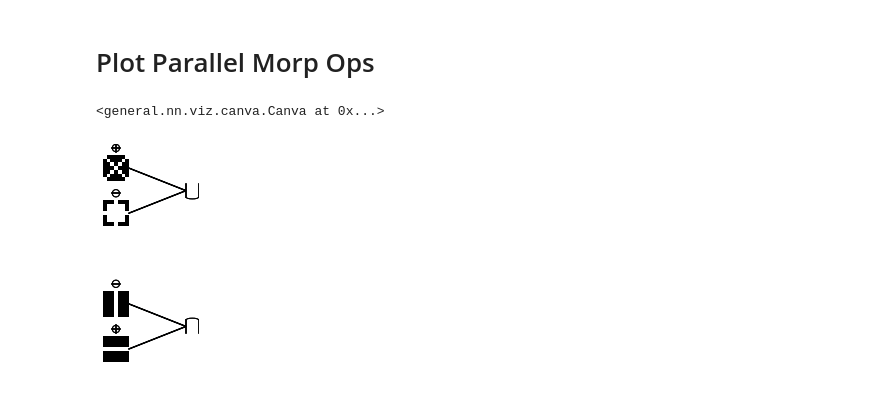
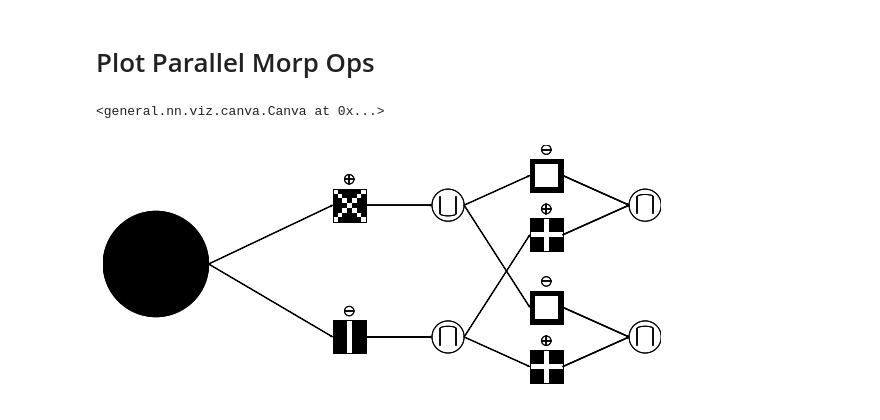
Before and after one commit to TheodoreAouad/3d_segm, a Jupyter notebook: Notebooks/Sandbox.ipynb, the cells around one changed output. Cells and saved outputs as stored; diff of their text form; code cells hidden in the pictures.

Commit message:
add viz of bimonn and element ui

```diff
--- a/Notebooks/Sandbox.ipynb
+++ b/Notebooks/Sandbox.ipynb
@@ -9,17 +9,26 @@ import numpy as np
 import matplotlib.pyplot as plt
 from matplotlib.patches import Arc
 
+import general.nn.viz.canva as cva
 import general.nn.viz.element as viz_element
 import general.nn.viz.plot_symbols as ps
 import general.nn.viz.element_symbols as es
 import general.nn.viz.element_image as ei
 import general.nn.viz.element_arrow as ea
+import general.nn.viz.element_circle as ec
 import general.nn.viz as all_viz
 import deep_morpho.morp_operations as mo
 import deep_morpho.viz.morp_operations_viz as mov
 
+import deep_morpho.models.bimonn as bimonn
+import deep_morpho.viz.element_lui as elui
+import deep_morpho.viz.bimonn_viz as bviz
+
 def reload_modules():
-    for modl in [viz_element, ps, es, ei, ea, all_viz, mo, mov]:
+    for modl in [
+        cva, viz_element, ps, es, ei, ea, ec, all_viz, mo, mov,
+        bimonn, elui, bviz
+    ]:
         reload(modl)
 # %% [markdown]
 # Some level sets
@@ -167,17 +176,21 @@ ps.plot_dilation_on_ax(ax, [0, 1], color='blue', linewidth=3)
 morp_operation = mo.ParallelMorpOperations(
     operations=[
         [
-            [("dilation", ("hstick", 7), False), ("erosion", ("vstick", 7), False), "intersection"],
-            [("erosion", ("disk", 3), False), ("dilation", ("dcross", 7), False), "union"]
+            [("erosion", ("vstick", 7), False), "intersection"],
+            [("dilation", ("dcross", 7), False), "union"]
         ],
-        # [[("dilation", ("scross", 7), False), ("erosion", (""))]]
+        [
+            [("dilation", ("scross", 7), False), ("erosion", ("square", 7), False), "intersection"],
+            [("dilation", ("scross", 7), False), ("erosion", ("square", 7), False), "intersection"],
+        ],
     ]
 )
+# morp_operation = mo.ParallelMorpOperations.white_tophat(("disk", 3))
 # %%
 reload_modules()
 visu = mov.MorpOperationsVizualiser(morp_operation);
 # layer_group = visu.get_layer_group(0)
-visu.draw()
+visu.draw(figsize=(10, 10))
 # %% [output]
 <general.nn.viz.canva.Canva at 0x...>
-[figure, old version]
+[figure, new version]
```
Also changed, not shown: parts of 8 cells of this notebook, 9 other files.
